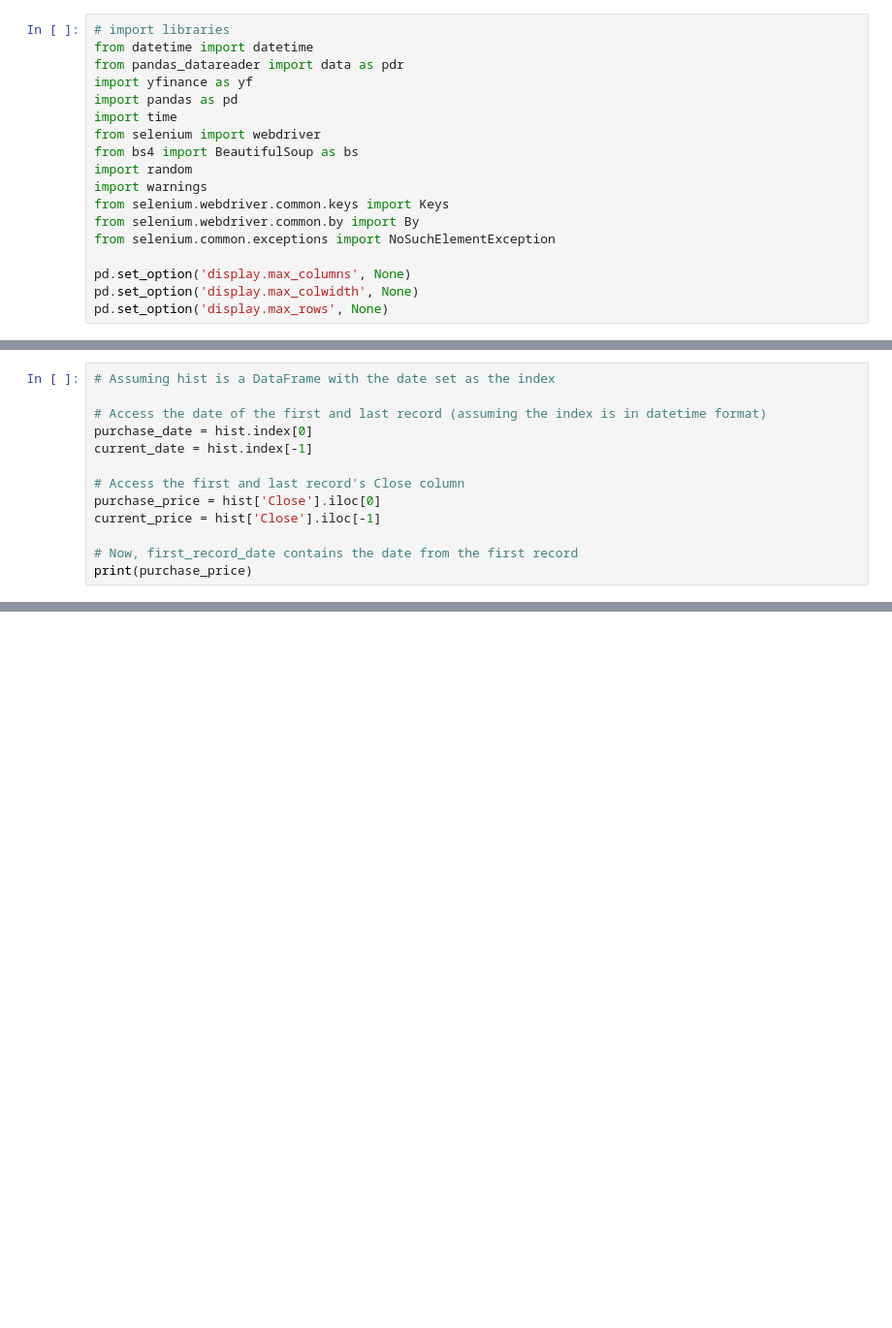
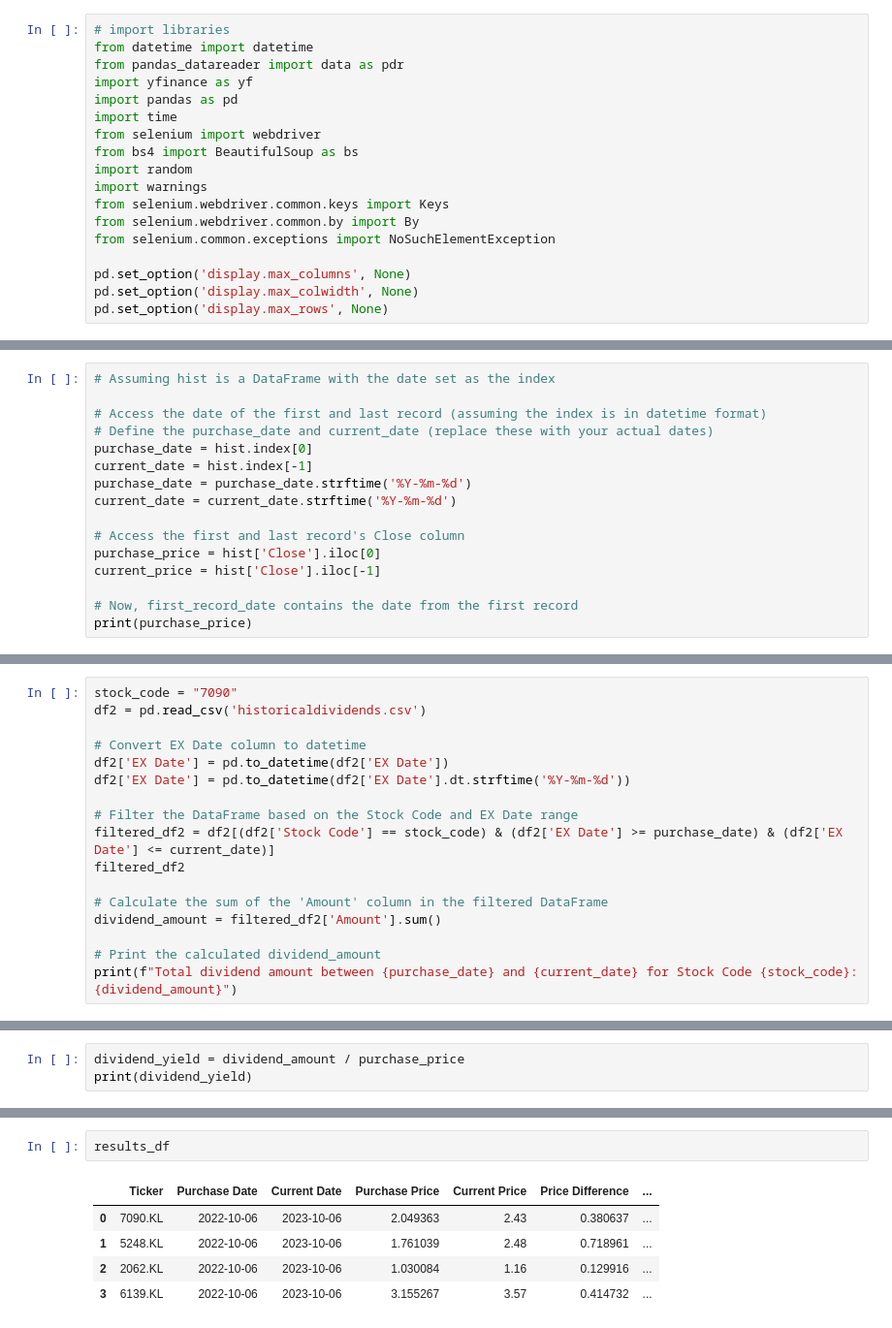
Before and after one commit to aidan-swin/Stock-Investment-Strategy, a Jupyter notebook: Month 2 - Ratio Analysis & Backtesting/3_Custom_Backtesting_Analysis.ipynb, the cells around one changed output, grey strips where cells are left out. Shown at 97% size. Drawn from its saved outputs; the diff is of its cells as text; blank space fills up the shorter version.

```diff
--- a/Month 2 - Ratio Analysis & Backtesting/3_Custom_Backtesting_Analysis.ipynb
+++ b/Month 2 - Ratio Analysis & Backtesting/3_Custom_Backtesting_Analysis.ipynb
@@ -45,8 +43,11 @@ Date
 # Assuming hist is a DataFrame with the date set as the index
 
 # Access the date of the first and last record (assuming the index is in datetime format)
+# Define the purchase_date and current_date (replace these with your actual dates)
 purchase_date = hist.index[0]
 current_date = hist.index[-1]
+purchase_date = purchase_date.strftime('%Y-%m-%d')
+current_date = current_date.strftime('%Y-%m-%d')
 
 # Access the first and last record's Close column
 purchase_price = hist['Close'].iloc[0]
@@ -64,0 +66,17 @@ print(price_perc)
+# %%
+stock_code = "7090"
+df2 = pd.read_csv('historicaldividends.csv')
+
+# Convert EX Date column to datetime
+df2['EX Date'] = pd.to_datetime(df2['EX Date'])
+df2['EX Date'] = pd.to_datetime(df2['EX Date'].dt.strftime('%Y-%m-%d'))
+
+# Filter the DataFrame based on the Stock Code and EX Date range
+filtered_df2 = df2[(df2['Stock Code'] == stock_code) & (df2['EX Date'] >= purchase_date) & (df2['EX Date'] <= current_date)]
+filtered_df2
+
+# Calculate the sum of the 'Amount' column in the filtered DataFrame
+dividend_amount = filtered_df2['Amount'].sum()
+
+# Print the calculated dividend_amount
+print(f"Total dividend amount between {purchase_date} and {current_date} for Stock Code {stock_code}: {dividend_amount}")
@@ -64,0 +85,3 @@ print(price_perc)
+# %%
+dividend_yield = dividend_amount / purchase_price
+print(dividend_yield)
@@ -104,0 +173,8 @@ results_df = pd.DataFrame(results)
+# %%
+results_df
+# %% [output]
+|  | Ticker | Purchase Date | Current Date | Purchase Price | Current Price | Price Difference | ... |
+| 0 | 7090.KL | 2022-10-06 | 2023-10-06 | 2.049363 | 2.43 | 0.380637 | ... |
+| 1 | 5248.KL | 2022-10-06 | 2023-10-06 | 1.761039 | 2.48 | 0.718961 | ... |
+| 2 | 2062.KL | 2022-10-06 | 2023-10-06 | 1.030084 | 1.16 | 0.129916 | ... |
+| 3 | 6139.KL | 2022-10-06 | 2023-10-06 | 3.155267 | 3.57 | 0.414732 | ... |
```
Also changed, not shown: parts of 8 cells of this notebook, 3 other files.
